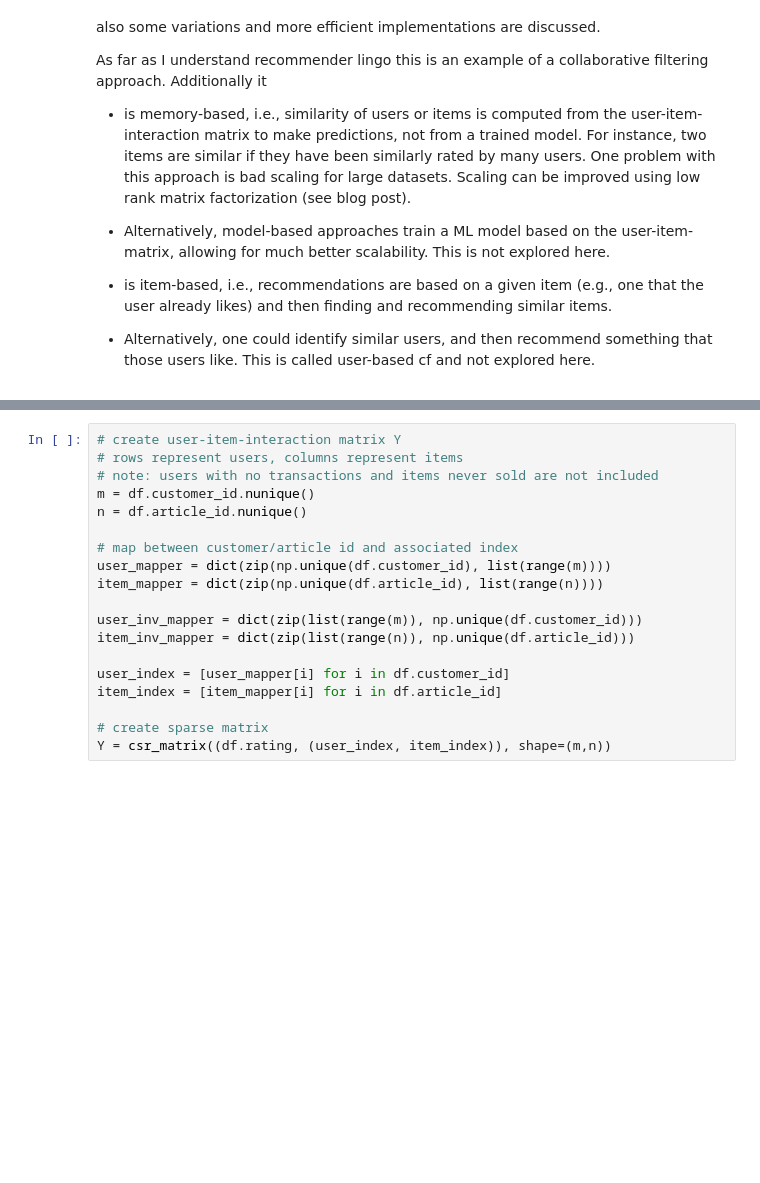
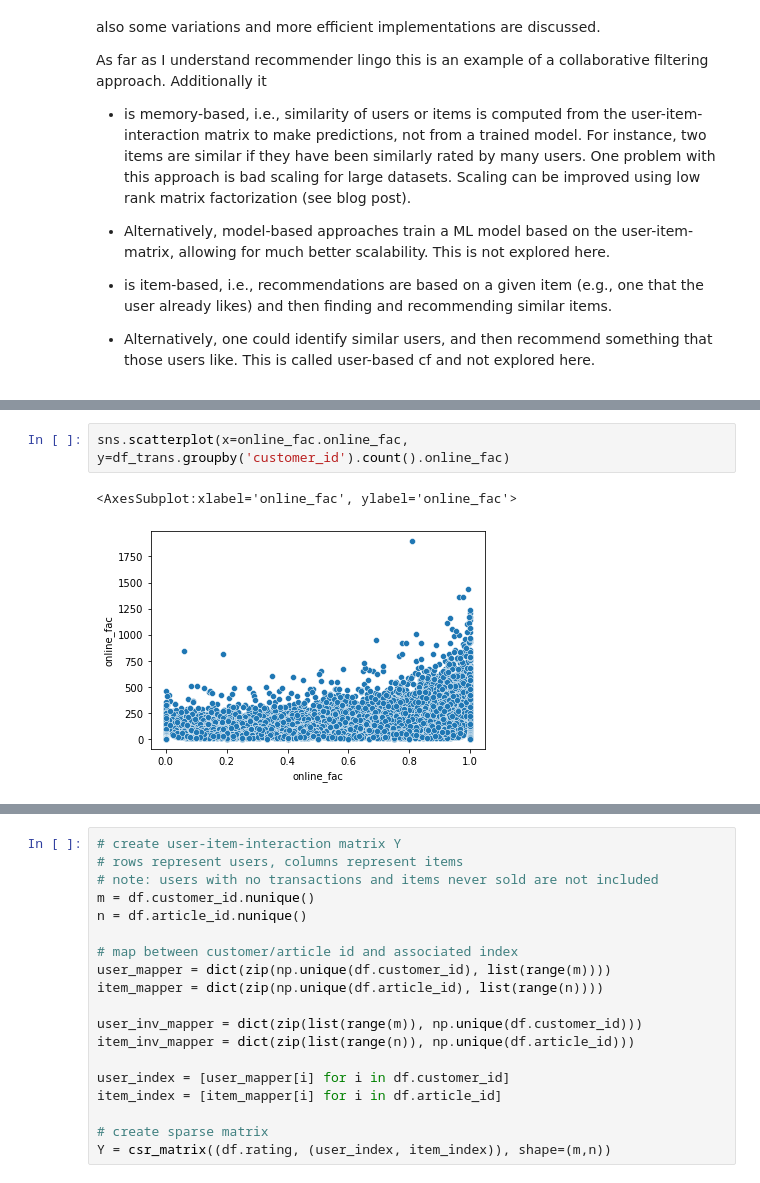
Before and after one commit to theflyingd/fashion-recommender, a Jupyter notebook: notebooks/recommender_example.ipynb, the cells around one changed output, grey strips where cells are left out. Drawn from its saved outputs; the diff is of its cells as text; blank space fills up the shorter version.

```diff
--- a/notebooks/recommender_example.ipynb
+++ b/notebooks/recommender_example.ipynb
@@ -26,0 +89,5 @@ df_art = pd.read_csv('data/articles.csv')
+# %%
+sns.scatterplot(x=online_fac.online_fac, y=df_trans.groupby('customer_id').count().online_fac)
+# %% [output]
+<AxesSubplot:xlabel='online_fac', ylabel='online_fac'>
+[figure, added]
```
Also changed, not shown: parts of 22 cells of this notebook.
